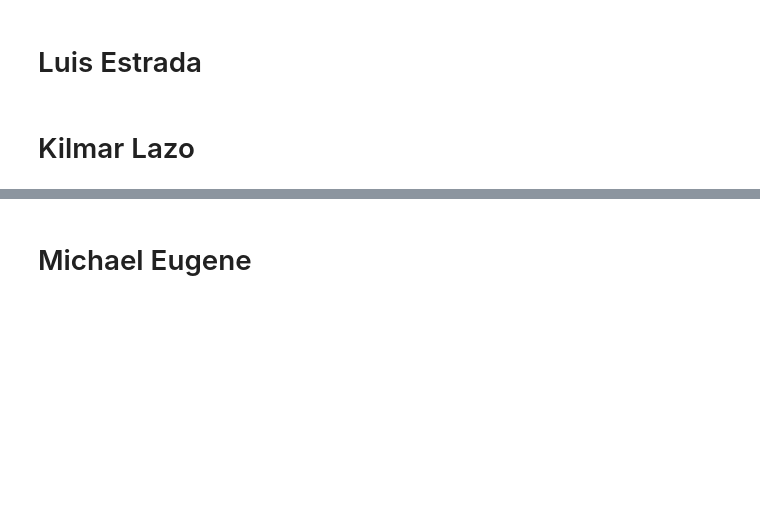
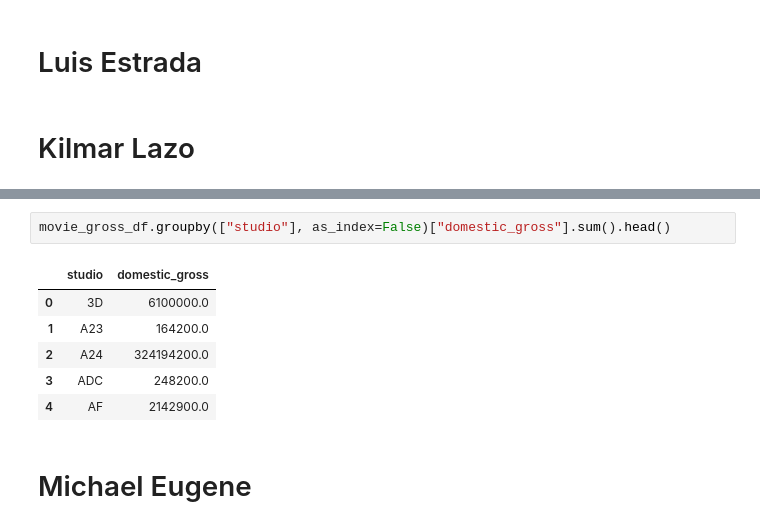
Before and after one commit to mehince/group-1-capstone, a Jupyter notebook: student.ipynb, the cells around one changed output, grey strips where cells are left out. Cells and saved outputs as stored; diff of their text form; blank space fills up the shorter version.

```diff
--- a/student.ipynb
+++ b/student.ipynb
@@ -29,2 +141,11 @@ FROM im
+# %%
+movie_gross_df.groupby(["studio"], as_index=False)["domestic_gross"].sum().head()
+# %% [output]
+|  | studio | domestic_gross |
+| 0 | 3D | 6100000.0 |
+| 1 | A23 | 164200.0 |
+| 2 | A24 | 324194200.0 |
+| 3 | ADC | 248200.0 |
+| 4 | AF | 2142900.0 |
 # %% [markdown]
 # Michael Eugene
```
Also changed, not shown: parts of 7 cells of this notebook, 2 other files.
